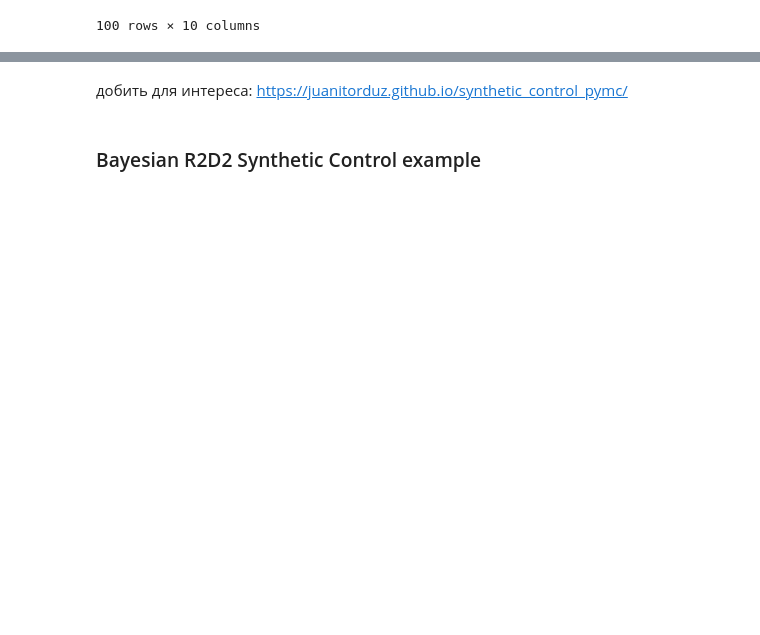
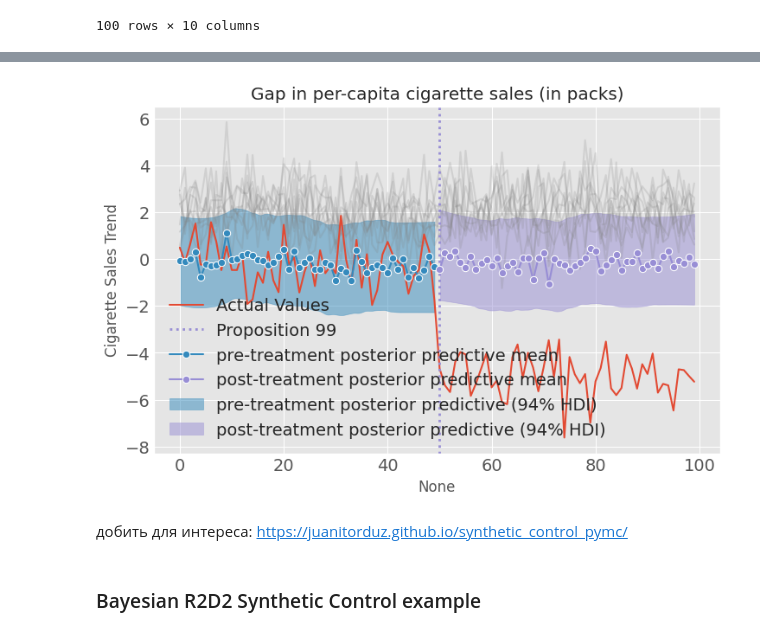
Before and after one commit to 123yaroslav/diplom, a Jupyter notebook: 01_examples.ipynb, the cells around one changed output, grey strips where cells are left out. Drawn from its saved outputs; the diff is of its cells as text; code cells hidden in the pictures; blank space fills up the shorter version.

Commit message:
updated bayes synthetic graph

```diff
--- a/01_examples.ipynb
+++ b/01_examples.ipynb
@@ -558,3 +510,81 @@ plt.show()
+# %%
+pre_posterior_mean = (
+    posterior_predictive_pre.posterior_predictive["y_hat"][:, :, :T0]
+    .stack(samples=("chain", "draw"))
+    .mean(axis=1)
+)
+
+post_posterior_mean = (
+    posterior_predictive_post.posterior_predictive["y_hat"][:, :, :T0]
+    .stack(samples=("chain", "draw"))
+    .mean(axis=1)
+)
+
+
+fig, ax = plt.subplots()
+
+for col in data_bayes.columns:
+    if col != 'actual':
+        sns.lineplot(
+            x=data_bayes.index,
+            y=data_bayes[col],
+            color='gray',
+            alpha=0.2,
+            ax=ax
+        )
+
+sns.lineplot(
+    x=data_bayes.index,
+    y=data_bayes['actual'],
+    color='C0',
+    label='Actual Values',
+    ax=ax
+)
+ax.axvline(
+    x=T0,
+    linestyle=":",
+    lw=2,
+    color="C2",
+    label="Proposition 99",
+)
+sns.lineplot(
+    x=list(range(0, 50)),
+    y=pre_posterior_mean,
+    color="C1",
+    marker="o",
+    label="pre-treatment posterior predictive mean",
+    ax=ax,
+)
+sns.lineplot(
+    x=list(range(50, 100)),
+    y=post_posterior_mean,
+    color="C2",
+    marker="o",
+    label="post-treatment posterior predictive mean",
+    ax=ax,
+)
+az.plot_hdi(
+    x=list(range(0, 50)),
+    y=posterior_predictive_pre.posterior_predictive["y_hat"][:, :, :T0],
+    smooth=True,
+    color="C1",
+    fill_kwargs={"label": "pre-treatment posterior predictive (94% HDI)"},
+    ax=ax,
+)
+az.plot_hdi(
+    x=list(range(50, 100)),
+    y=posterior_predictive_post.posterior_predictive["y_hat"][:, :, :T0],
+    smooth=True,
+    color="C2",
+    fill_kwargs={"label": "post-treatment posterior predictive (94% HDI)"},
+    ax=ax,
+)
+ax.legend(loc="lower left")
+ax.set(
+    title="Gap in per-capita cigarette sales (in packs)", ylabel="Cigarette Sales Trend"
+);
+# %% [output]
+[figure, added]
 # %% [markdown]
 добить для интереса: https://juanitorduz.github.io/synthetic_control_pymc/
 # %% [markdown]
```
Also changed, not shown: parts of 7 cells of this notebook.
